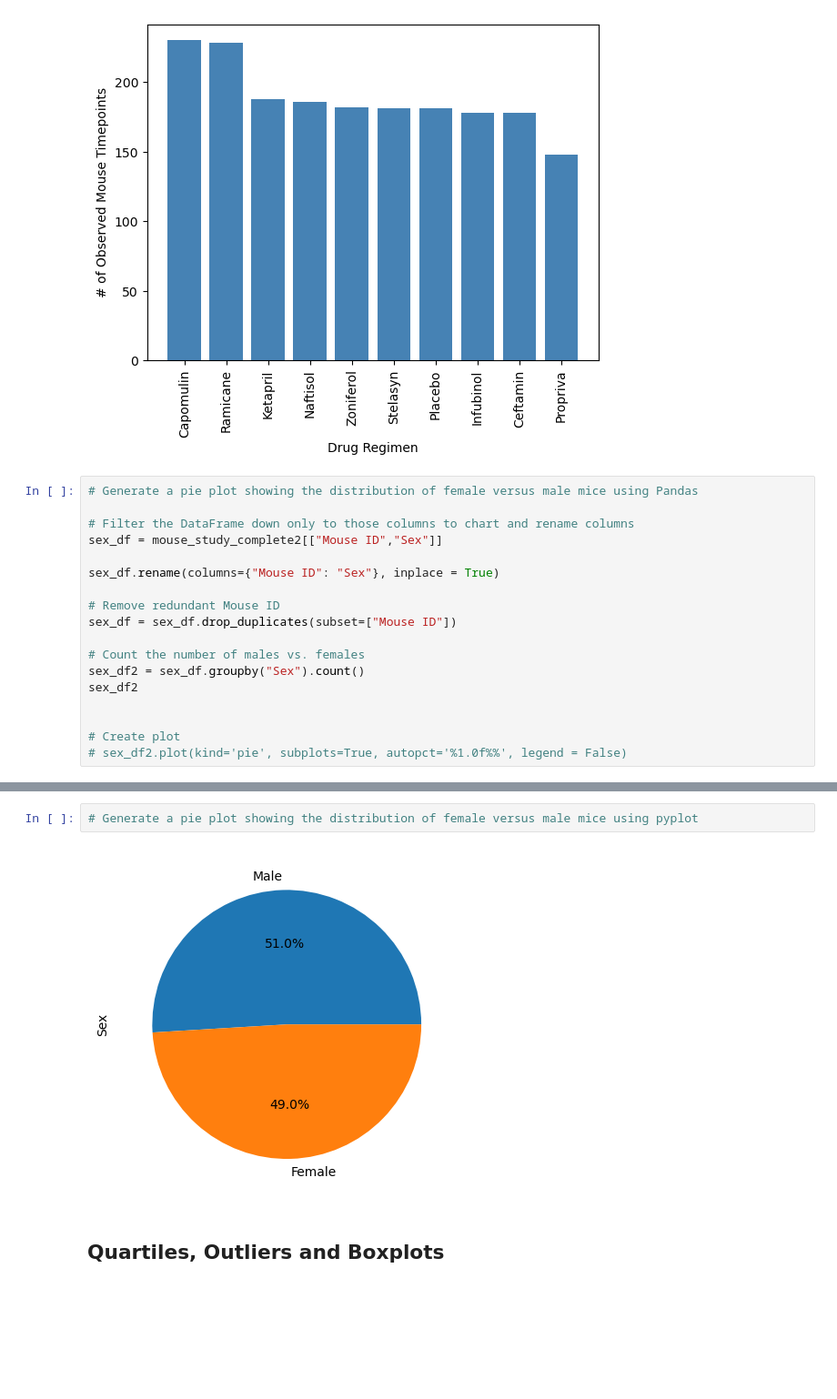
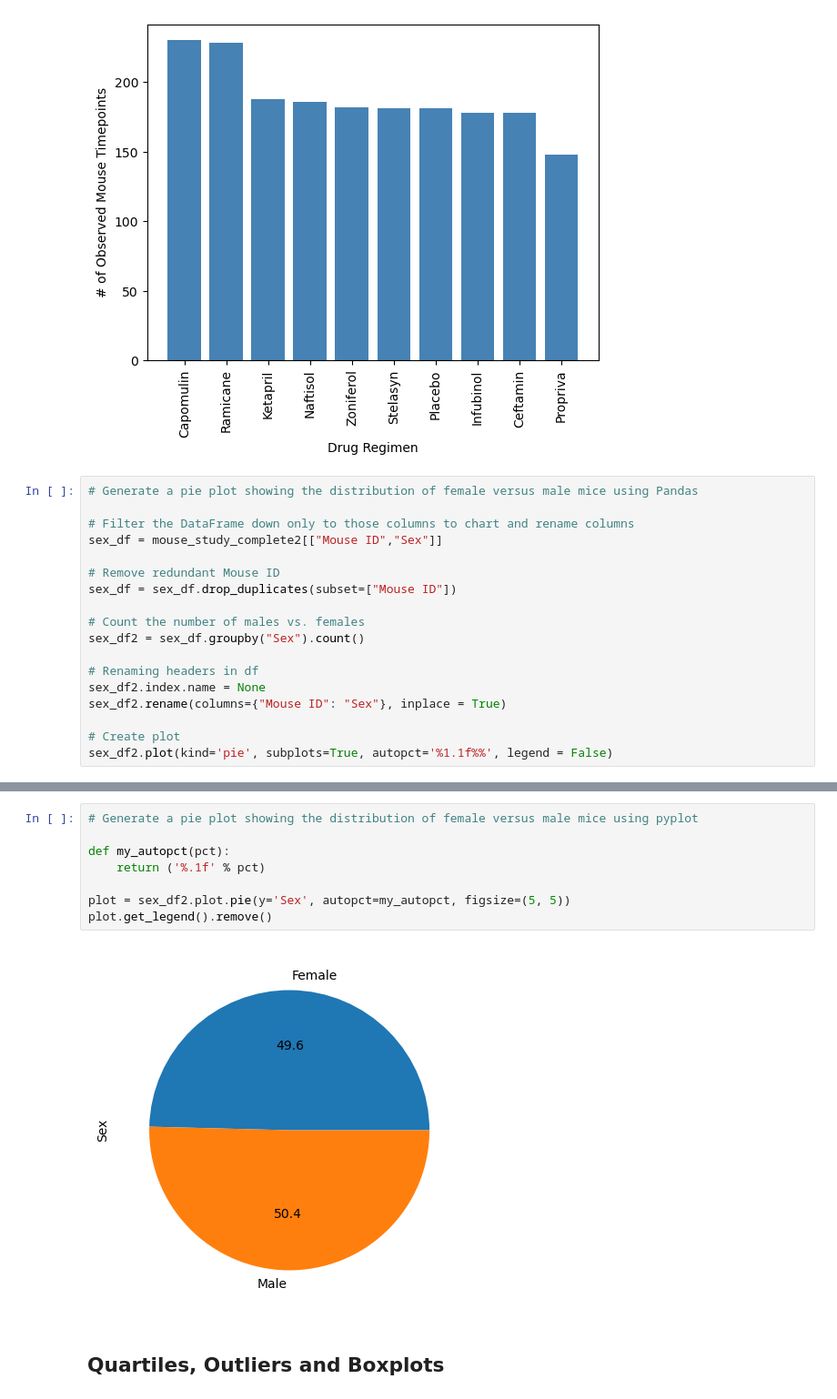
Before and after one commit to AleidvdZ/Module_5_Pymaceuticals, a Jupyter notebook: Pymaceuticals_AvdZ.ipynb, the cells around one changed output, grey strips where cells are left out. Shown at 91% size. Cells and saved outputs as stored; diff of their text form; blank space fills up the shorter version.

```diff
--- a/Pymaceuticals_AvdZ.ipynb
+++ b/Pymaceuticals_AvdZ.ipynb
@@ -217,16 +216,16 @@ plt.show()
 # Filter the DataFrame down only to those columns to chart and rename columns
 sex_df = mouse_study_complete2[["Mouse ID","Sex"]]
 
-sex_df.rename(columns={"Mouse ID": "Sex"}, inplace = True)
-
 # Remove redundant Mouse ID
 sex_df = sex_df.drop_duplicates(subset=["Mouse ID"])
 
 # Count the number of males vs. females
 sex_df2 = sex_df.groupby("Sex").count()
-sex_df2
 
+# Renaming headers in df
+sex_df2.index.name = None
+sex_df2.rename(columns={"Mouse ID": "Sex"}, inplace = True)
 
 # Create plot
-# sex_df2.plot(kind='pie', subplots=True, autopct='%1.0f%%', legend = False)
+sex_df2.plot(kind='pie', subplots=True, autopct='%1.1f%%', legend = False)
 # %% [output]
@@ -237,6 +234,12 @@ sex_df2
 # %%
 # Generate a pie plot showing the distribution of female versus male mice using pyplot
+
+def my_autopct(pct):
+    return ('%.1f' % pct)
+
+plot = sex_df2.plot.pie(y='Sex', autopct=my_autopct, figsize=(5, 5))
+plot.get_legend().remove()
 # %% [output]
-[figure, old version]
+[figure, new version]
 # %% [markdown]
 ## Quartiles, Outliers and Boxplots
```
Also changed, not shown: parts of 6 cells of this notebook, 1 other file.
